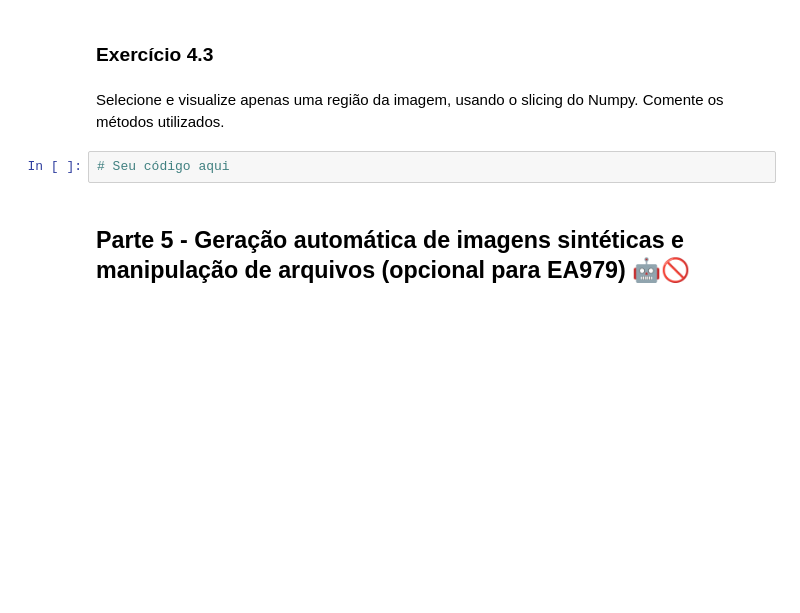
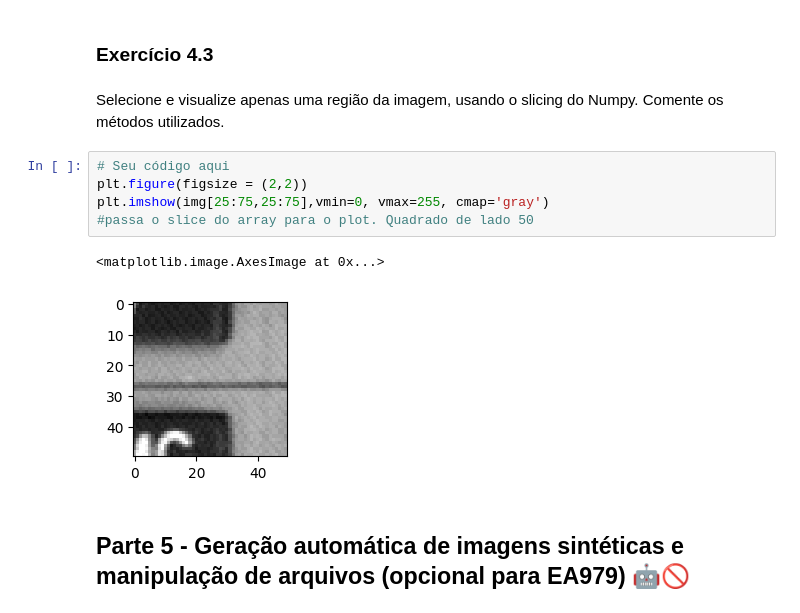
Before and after one commit to UNICAMP-EA979/2026s1-pi01-numpy-Bruno-Jambeiro, a Jupyter notebook: Atividade.ipynb, the cells around one changed output. Saved outputs shown, nothing was run; the diff lists cells and outputs as text; blank space fills up the shorter version.

```diff
--- a/Atividade.ipynb
+++ b/Atividade.ipynb
@@ -480,8 +492,14 @@ Visualize a imagem anterior com um tamanho 2 x 2 inches. Comente o seu código u
 ### Exercício 4.3
 # %% [markdown]
 Selecione e visualize apenas uma região da imagem, usando o slicing do Numpy. Comente os métodos utilizados.
-# %%
-# Seu código aqui
+# %%
+# Seu código aqui
+plt.figure(figsize = (2,2))
+plt.imshow(img[25:75,25:75],vmin=0, vmax=255, cmap='gray')
+#passa o slice do array para o plot. Quadrado de lado 50
+# %% [output]
+<matplotlib.image.AxesImage at 0x...>
+[figure, added]
 # %% [markdown]
 ## Parte 5 - Geração automática de imagens sintéticas e manipulação de arquivos (opcional para EA979) 🤖🚫
 # %% [markdown]
```
Also changed, not shown: parts of 6 cells of this notebook.
